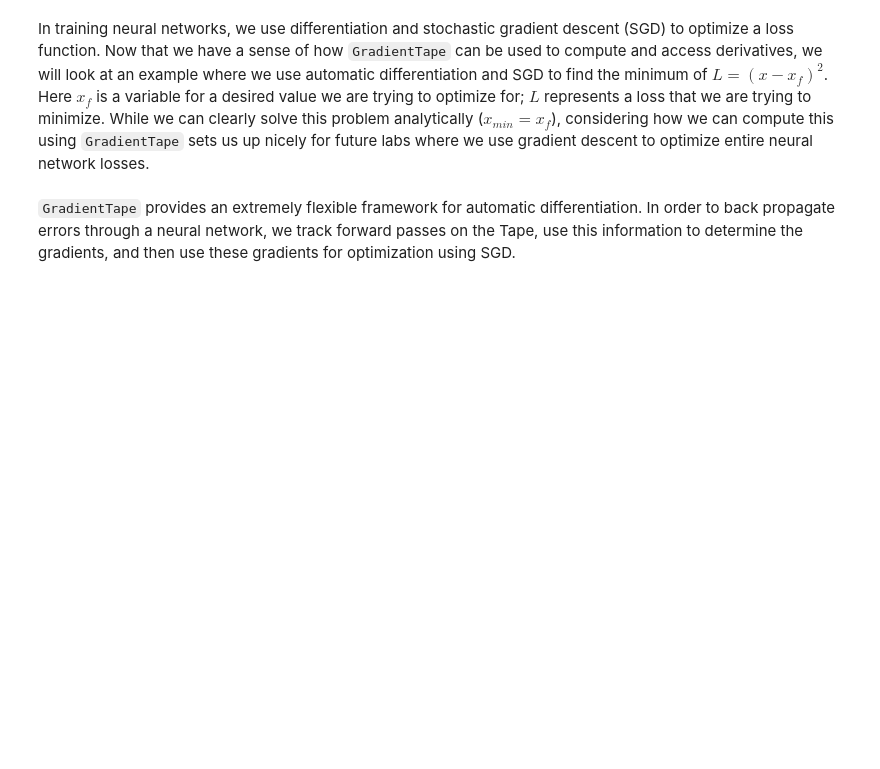
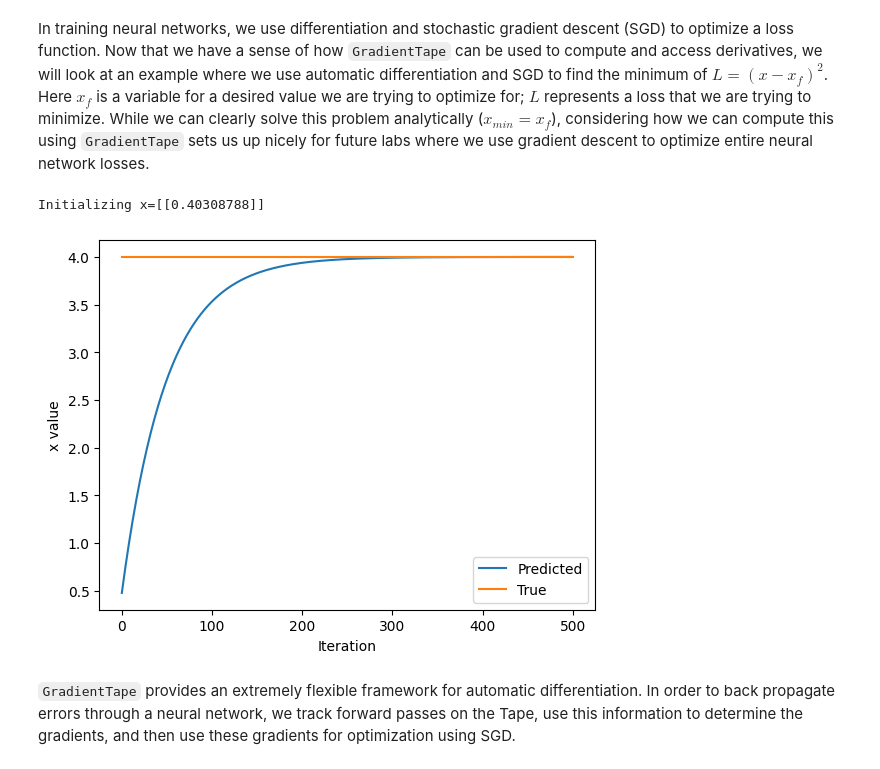
Before and after one commit to vinhpeters/tf-exam, a Jupyter notebook: Part1_TensorFlow.ipynb, the cells around one changed output. Saved outputs shown, nothing was run; the diff lists cells and outputs as text; code cells hidden in the pictures; blank space fills up the shorter version.

```diff
--- a/Part1_TensorFlow.ipynb
+++ b/Part1_TensorFlow.ipynb
@@ -313,33 +361,36 @@ In training neural networks, we use differentiation and stochastic gradient desc
 # %%
 ### Function minimization with automatic differentiation and SGD ###
 
 # Initialize a random value for our initial x
 x = tf.Variable([tf.random.normal([1])])
 print("Initializing x={}".format(x.numpy()))
 
 learning_rate = 1e-2 # learning rate for SGD
 history = []
 # Define the target value
 x_f = 4
 
 # We will run SGD for a number of iterations. At each iteration, we compute the loss,
 #   compute the derivative of the loss with respect to x, and perform the SGD update.
 for i in range(500):
   with tf.GradientTape() as tape:
     '''TODO: define the loss as described above'''
-    loss = # TODO
+    loss = (x - x_f)**2
 
   # loss minimization using gradient tape
   grad = tape.gradient(loss, x) # compute the derivative of the loss with respect to x
   new_x = x - learning_rate*grad # sgd update
   x.assign(new_x) # update the value of x
   history.append(x.numpy()[0])
 
 # Plot the evolution of x as we optimize towards x_f!
 plt.plot(history)
 plt.plot([0, 500],[x_f,x_f])
 plt.legend(('Predicted', 'True'))
 plt.xlabel('Iteration')
-plt.ylabel('x value')
+plt.ylabel('x value');
+# %% [output]
+Initializing x=[[0.40308788]]
+[figure, added]
 # %% [markdown]
 `GradientTape` provides an extremely flexible framework for automatic differentiation. In order to back propagate errors through a neural network, we track forward passes on the Tape, use this information to determine the gradients, and then use these gradients for optimization using SGD.
```
Also changed, not shown: parts of 16 cells of this notebook.
